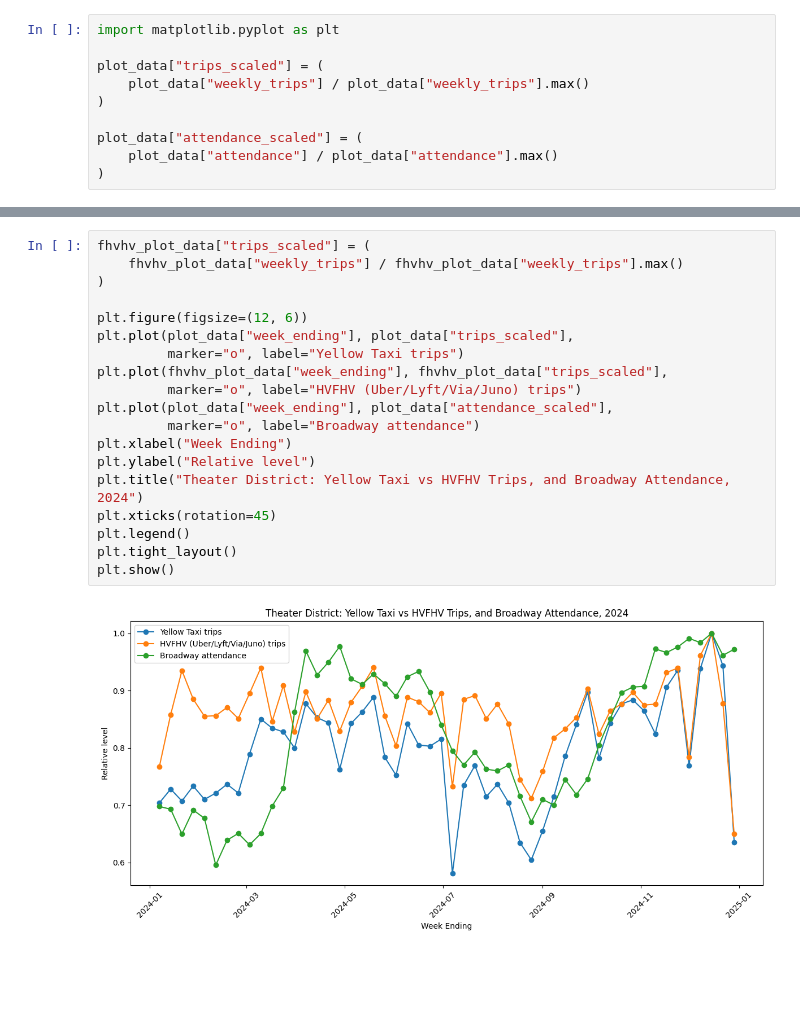
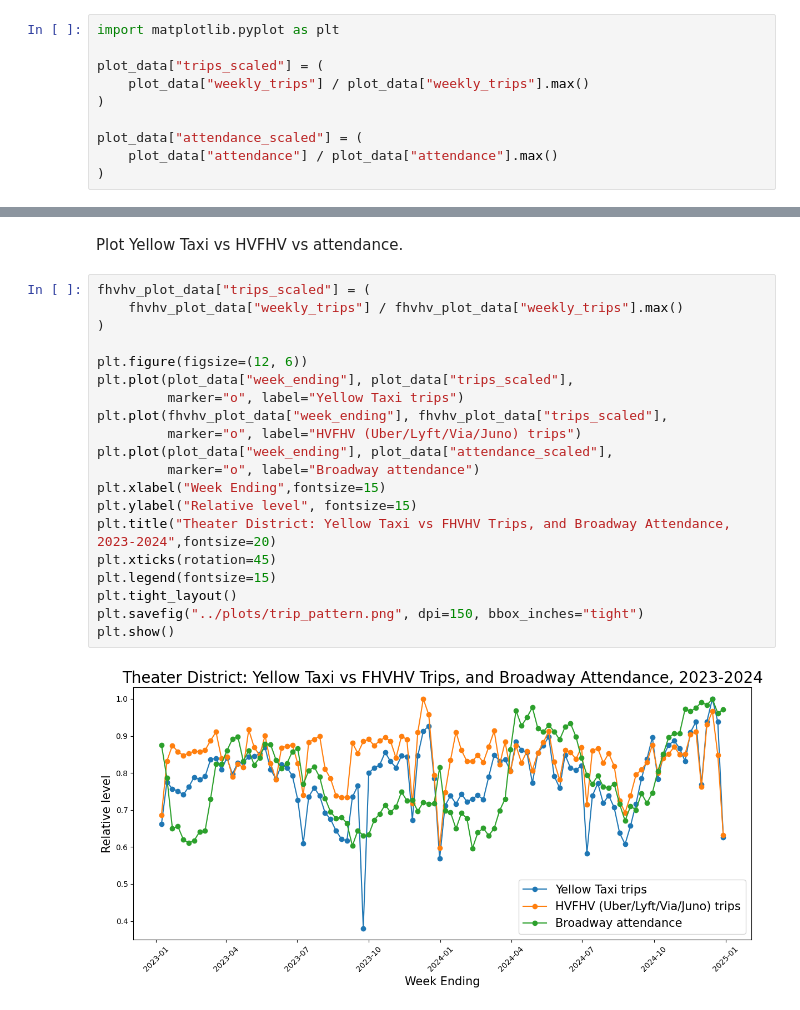
Before and after one commit to RyanChua555/Broadway_Attendance_and_NYC_Taxi_Demand, a Jupyter notebook: code/analysis.ipynb, the cells around one changed output, grey strips where cells are left out. Drawn from its saved outputs; the diff is of its cells as text; blank space fills up the shorter version.

```diff
--- a/code/analysis.ipynb
+++ b/code/analysis.ipynb
@@ -159,21 +224,24 @@ HVFHV (Theater District) vs Broadway attendance
+# %% [markdown]
+Plot Yellow Taxi vs HVFHV vs attendance.
 # %%
 fhvhv_plot_data["trips_scaled"] = (
     fhvhv_plot_data["weekly_trips"] / fhvhv_plot_data["weekly_trips"].max()
 )
 
 plt.figure(figsize=(12, 6))
 plt.plot(plot_data["week_ending"], plot_data["trips_scaled"],
          marker="o", label="Yellow Taxi trips")
 plt.plot(fhvhv_plot_data["week_ending"], fhvhv_plot_data["trips_scaled"],
          marker="o", label="HVFHV (Uber/Lyft/Via/Juno) trips")
 plt.plot(plot_data["week_ending"], plot_data["attendance_scaled"],
          marker="o", label="Broadway attendance")
-plt.xlabel("Week Ending")
-plt.ylabel("Relative level")
-plt.title("Theater District: Yellow Taxi vs HVFHV Trips, and Broadway Attendance, 2024")
+plt.xlabel("Week Ending",fontsize=15)
+plt.ylabel("Relative level", fontsize=15)
+plt.title("Theater District: Yellow Taxi vs FHVHV Trips, and Broadway Attendance, 2023-2024",fontsize=20)
 plt.xticks(rotation=45)
-plt.legend()
+plt.legend(fontsize=15)
 plt.tight_layout()
+plt.savefig("../plots/trip_pattern.png", dpi=150, bbox_inches="tight")
 plt.show()
 # %% [output]
-[figure, old version]
+[figure, new version]
```
Also changed, not shown: parts of 45 cells of this notebook, 17 other files.
